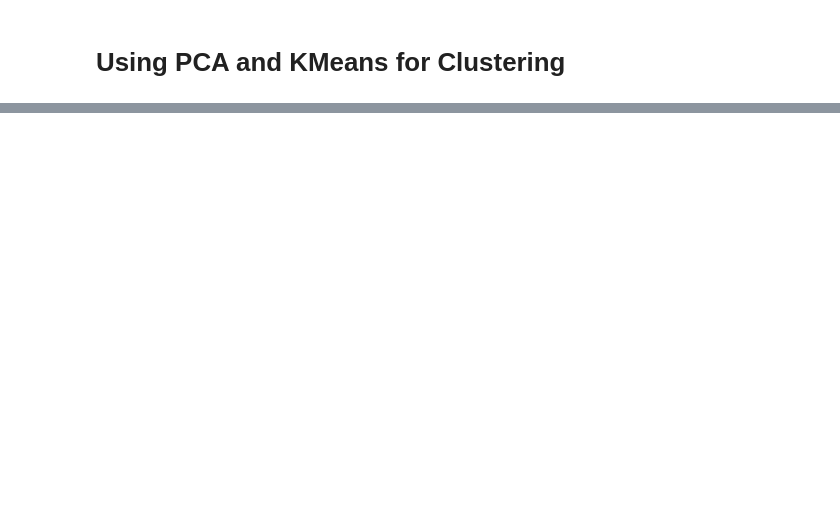
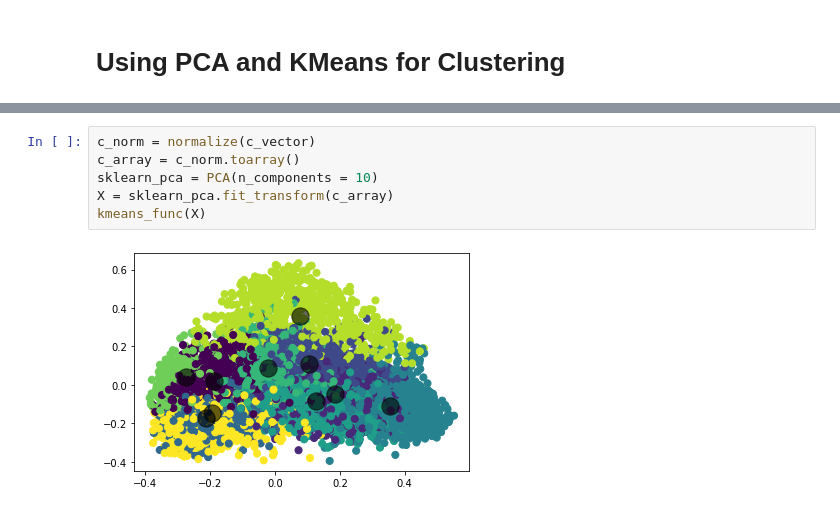
Before and after one commit to scherala/365DaysOfCoding, a Jupyter notebook: Covid/Clustering literature.ipynb, the cells around one changed output, grey strips where cells are left out. Saved outputs shown, nothing was run; the diff lists cells and outputs as text; blank space fills up the shorter version.

```diff
--- a/Covid/Clustering literature.ipynb
+++ b/Covid/Clustering literature.ipynb
@@ -260,0 +453,8 @@ plt.scatter(centers[:, 0], centers[:, 1],c='black', s=300, alpha=0.6);
+# %%
+c_norm = normalize(c_vector)
+c_array = c_norm.toarray()
+sklearn_pca = PCA(n_components = 10)
+X = sklearn_pca.fit_transform(c_array)
+kmeans_func(X)
+# %% [output]
+[figure, added]
```
Also changed, not shown: parts of 20 cells of this notebook.
